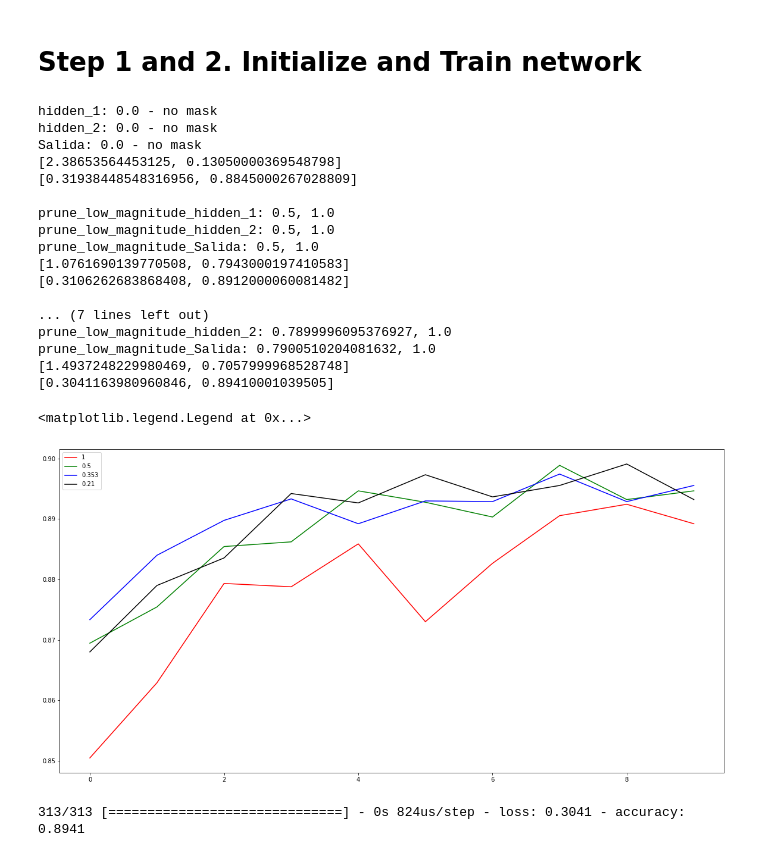
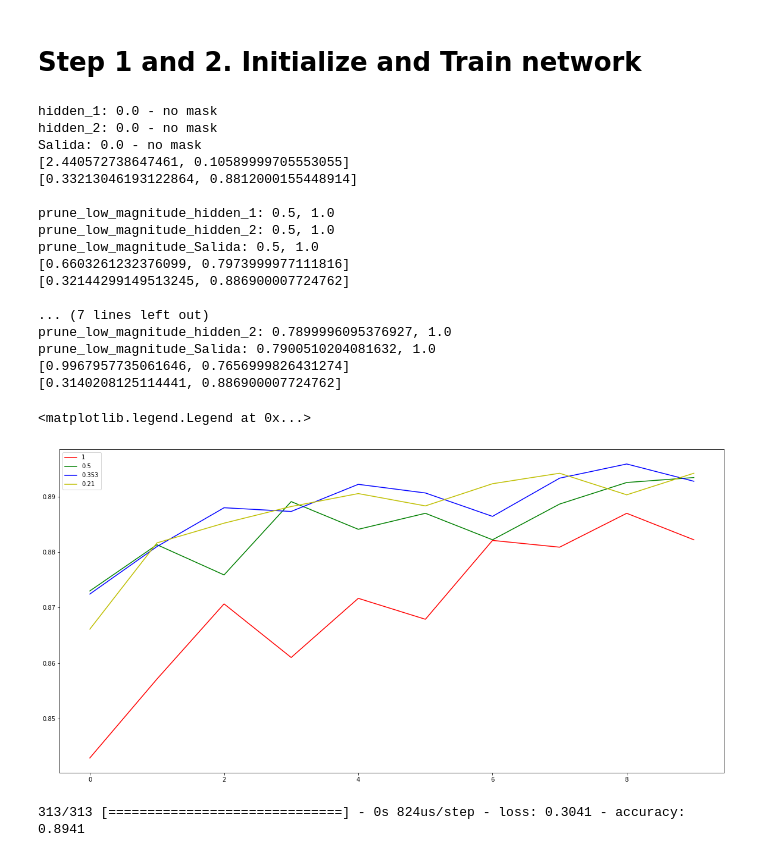
Before and after one commit to jganzabal/lottery-ticket-hypotesis-keras, a Jupyter notebook: 01_Lottery_Ticket_Hypotesis.ipynb, the cells around one changed output. Cells and saved outputs as stored; diff of their text form; code cells hidden in the pictures.

```diff
--- a/01_Lottery_Ticket_Hypotesis.ipynb
+++ b/01_Lottery_Ticket_Hypotesis.ipynb
@@ -54,4 +49,8 @@ def compile_model(model, lr=0.001):
 # %%
+def compile_model(model, lr=0.001):
+    optim = optimizers.Adam(lr=lr)
+    model.compile(loss = 'sparse_categorical_crossentropy', optimizer=optim, metrics=['accuracy'])
+
 def get_model(initial_weights=None, compile_model_flag=True, lr=0.001):
     reduce = 2
     input_dim=784
@@ -61,11 +60,11 @@ def get_model(initial_weights=None, compile_model_flag=True, lr=0.001):
     model.add(Dense(784*2//reduce, activation='linear', name='hidden_1', kernel_initializer=initializers.glorot_uniform(),
                     input_dim=input_dim))
     #model.add(BatchNormalization())
-    model.add(Activation('relu'))
+    model.add(Activation('tanh'))
     model.add(Dense(784//reduce, activation='linear', name='hidden_2', kernel_initializer=initializers.glorot_uniform(),
                    ))
     #model.add(BatchNormalization())
-    model.add(Activation('relu'))
+    model.add(Activation('tanh'))
     model.add(Dense(output_size, name='Salida', kernel_initializer=initializers.glorot_uniform(),
                    ))
     model.add(Activation('softmax'))
@@ -147,29 +152,29 @@ for pm in pms:
 hidden_1: 0.0 - no mask
 hidden_2: 0.0 - no mask
 Salida: 0.0 - no mask
-[2.38653564453125, 0.13050000369548798]
-[0.31938448548316956, 0.8845000267028809]
+[2.440572738647461, 0.10589999705553055]
+[0.33213046193122864, 0.8812000155448914]
 
 prune_low_magnitude_hidden_1: 0.5, 1.0
 prune_low_magnitude_hidden_2: 0.5, 1.0
 prune_low_magnitude_Salida: 0.5, 1.0
-[1.0761690139770508, 0.7943000197410583]
-[0.3106262683868408, 0.8912000060081482]
+[0.6603261232376099, 0.7973999977111816]
+[0.32144299149513245, 0.886900007724762]
 
 ... (7 lines left out)
 prune_low_magnitude_hidden_2: 0.7899996095376927, 1.0
 prune_low_magnitude_Salida: 0.7900510204081632, 1.0
-[1.4937248229980469, 0.7057999968528748]
-[0.3041163980960846, 0.89410001039505]
+[0.9967957735061646, 0.7656999826431274]
+[0.3140208125114441, 0.886900007724762]
 # %%
-c = ['r', 'g', 'b', 'k', 'y']
+c = ['r', 'g', 'b', 'y']
 plt.figure(figsize=(20,10))
 for i, history in enumerate(histories):
     plt.plot(history.history['val_accuracy'], c=c[i], label=f'{pms[i]}')
 plt.legend()
 # %% [output]
 <matplotlib.legend.Legend at 0x...>
-[figure, old version]
+[figure, new version]
 # %%
 from tensorflow_model_optimization.sparsity.keras import strip_pruning
 # %%
```
Also changed, not shown: parts of 5 cells of this notebook, 5 other files.
